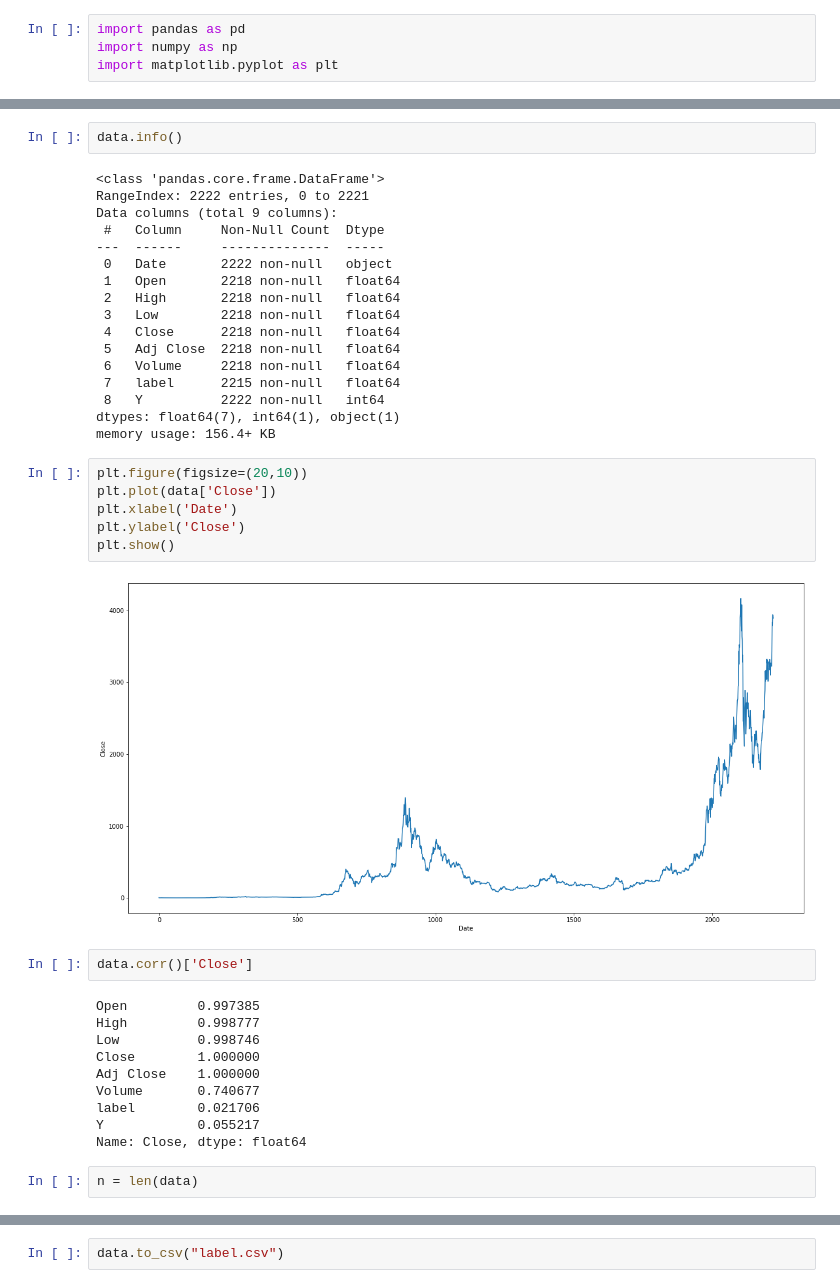
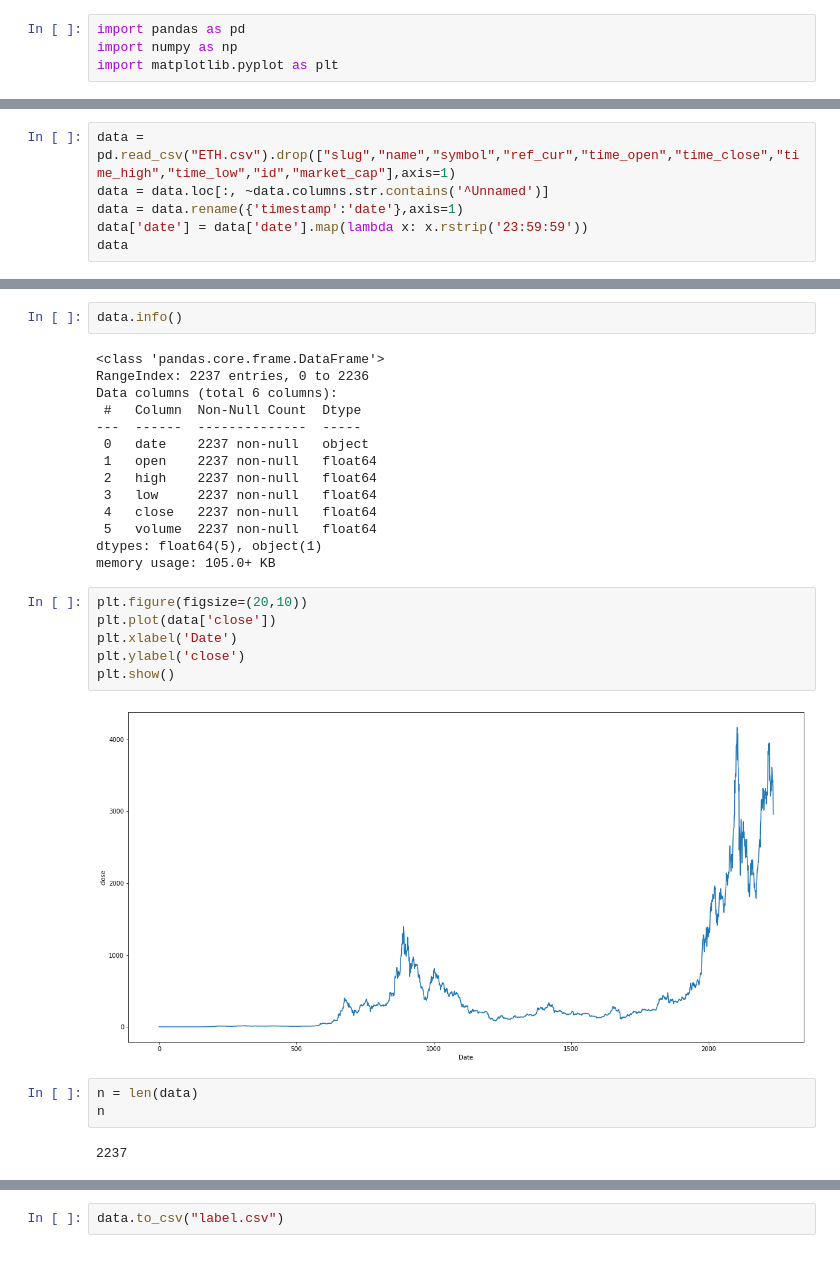
Before and after one commit to Nongbon/208499, a Jupyter notebook: draft_lable_1.ipynb, the cells around one changed output, grey strips where cells are left out. Saved outputs shown, nothing was run; the diff lists cells and outputs as text.

```diff
--- a/draft_lable_1.ipynb
+++ b/draft_lable_1.ipynb
@@ -36,0 +20,6 @@ data
+# %%
+data = pd.read_csv("ETH.csv").drop(["slug","name","symbol","ref_cur","time_open","time_close","time_high","time_low","id","market_cap"],axis=1)
+data = data.loc[:, ~data.columns.str.contains('^Unnamed')]
+data = data.rename({'timestamp':'date'},axis=1)
+data['date'] = data['date'].map(lambda x: x.rstrip('23:59:59'))
+data
@@ -38,41 +41,29 @@ data
 data.info()
 # %% [output]
 <class 'pandas.core.frame.DataFrame'>
-RangeIndex: 2222 entries, 0 to 2221
-Data columns (total 9 columns):
- #   Column     Non-Null Count  Dtype
----  ------     --------------  -----
- 0   Date       2222 non-null   object
- 1   Open       2218 non-null   float64
- 2   High       2218 non-null   float64
- 3   Low        2218 non-null   float64
- 4   Close      2218 non-null   float64
- 5   Adj Close  2218 non-null   float64
- 6   Volume     2218 non-null   float64
- 7   label      2215 non-null   float64
- 8   Y          2222 non-null   int64
-dtypes: float64(7), int64(1), object(1)
-memory usage: 156.4+ KB
+RangeIndex: 2237 entries, 0 to 2236
+Data columns (total 6 columns):
+ #   Column  Non-Null Count  Dtype
+---  ------  --------------  -----
+ 0   date    2237 non-null   object
+ 1   open    2237 non-null   float64
+ 2   high    2237 non-null   float64
+ 3   low     2237 non-null   float64
+ 4   close   2237 non-null   float64
+ 5   volume  2237 non-null   float64
+dtypes: float64(5), object(1)
+memory usage: 105.0+ KB
 # %%
 plt.figure(figsize=(20,10))
-plt.plot(data['Close'])
+plt.plot(data['close'])
 plt.xlabel('Date')
-plt.ylabel('Close')
+plt.ylabel('close')
 plt.show()
 # %% [output]
-[figure, old version]
+[figure, new version]
-# %%
-data.corr()['Close']
-# %% [output]
-Open         0.997385
-High         0.998777
-Low          0.998746
-Close        1.000000
-Adj Close    1.000000
-Volume       0.740677
-label        0.021706
-Y            0.055217
-Name: Close, dtype: float64
 # %%
 n = len(data)
+n
+# %% [output]
+2237
 # %%
```
Also changed, not shown: parts of 10 cells of this notebook.
